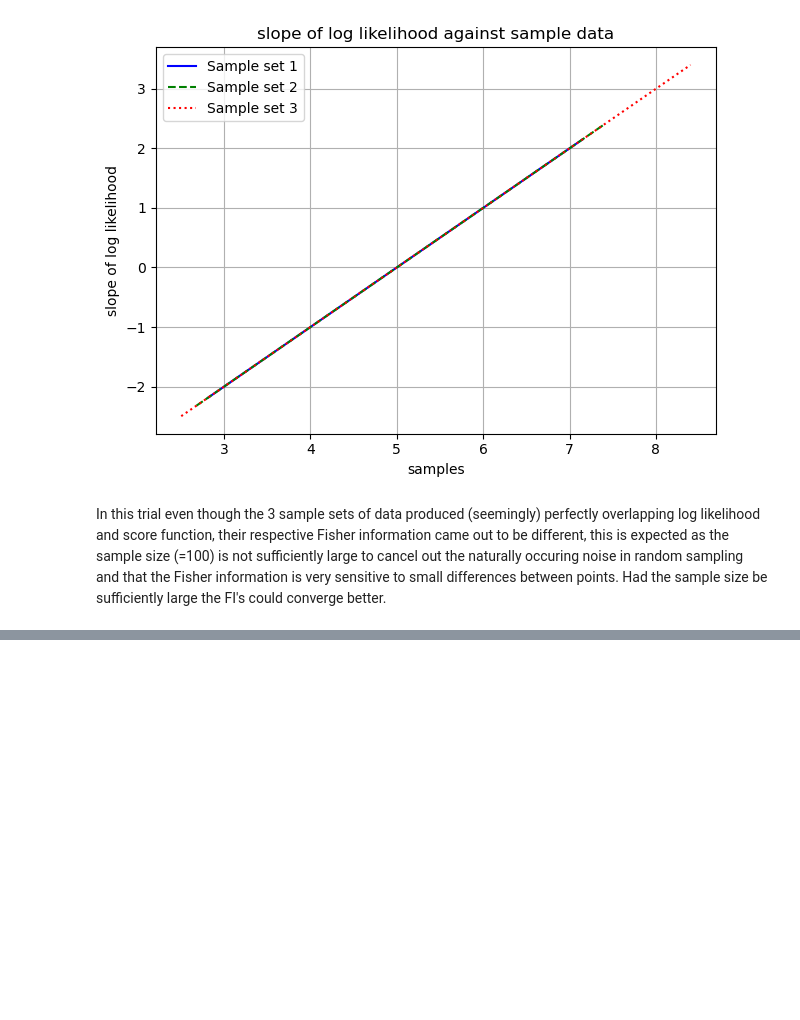
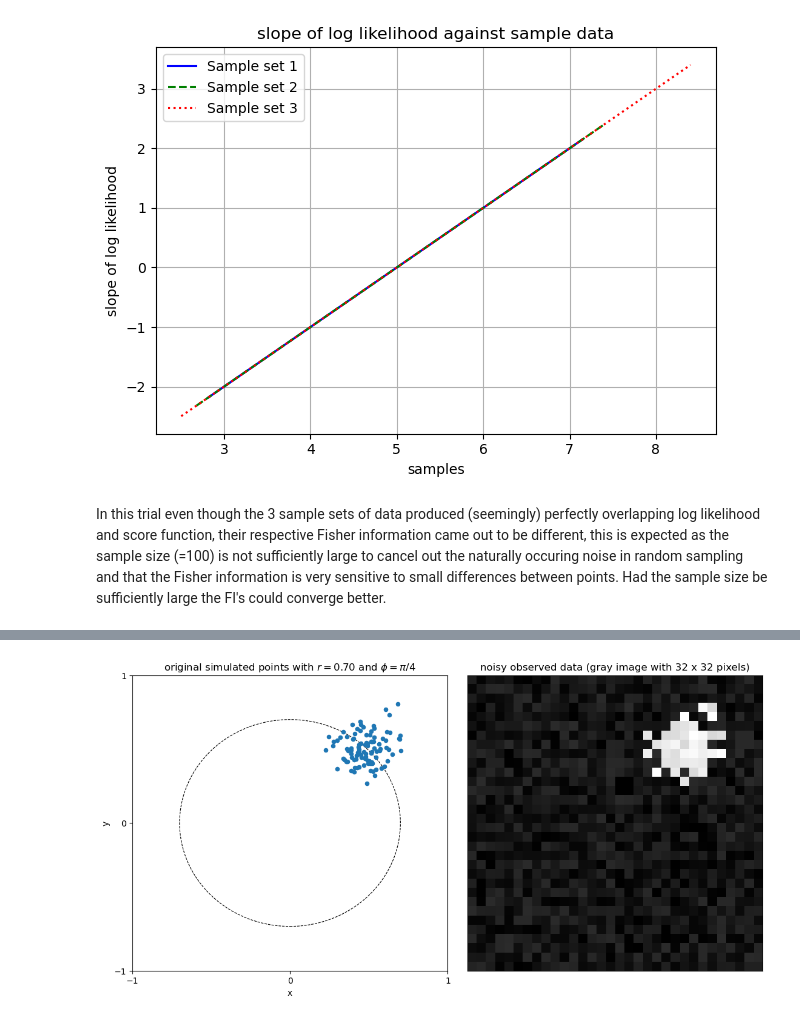
Before and after one commit to james-alvey-42/sbi-features, a Jupyter notebook: notebooks/2025-07-09-wk2-SBI-lib.ipynb, the cells around one changed output, grey strips where cells are left out. Drawn from its saved outputs; the diff is of its cells as text; code cells hidden in the pictures; blank space fills up the shorter version.

Commit message:
added some explorations of embedding networks

```diff
--- a/notebooks/2025-07-09-wk2-SBI-lib.ipynb
+++ b/notebooks/2025-07-09-wk2-SBI-lib.ipynb
@@ -235,0 +238,79 @@ better convergence seen with large sample sizes!
+# %%
+# example of using embedding_net (CNN here) to learn summary statistics from simulation outputs (with NPE or NRE)
+# compare with previous NPE inference, the simulated data in the embedding network example passes through the embedding_net
+# before being used to train NPE
+
+import matplotlib.pyplot as plt
+import torch
+import torch.nn as nn
+import torch.nn.functional as F
+
+from sbi import analysis, utils
+from sbi.inference import SNPE, simulate_for_sbi
+from sbi.utils.user_input_checks import (
+    check_sbi_inputs,
+    process_prior,
+    process_simulator,
+)
+
+seed = 0
+torch.manual_seed(seed)
+
+#define the simulator model for data simulation
+def simulator(parameter, return_points=False):
+    # 2D parameter, generate (rcos(phi), rsin(phi)) + Gaussian noise
+    # then generate a 32x32 greyscale image
+    r = parameter[0]
+    phi = parameter[1]
+    sd_points = 0.1
+    npoints = 100
+    points = []
+
+    for _ in range(npoints):
+        x = r * torch.cos(phi) + torch.randn(1) * sd_points
+        y = r * torch.sin(phi) + torch.randn(1) * sd_points
+        points.append([x,y])  #append the output coordinates then create a torch tensor for image creation
+    points = torch.as_tensor(points)
+
+    nx, ny = 32, 32   #image shape
+    sd_image = 0.2   #uniform noise between 0 and 0.2
+    im = torch.zeros(nx, ny)   #storing greyscale of each pixel, the 'observed data'
+    for point in points:
+        pi = int((point[0] - (-1)) / ((+1) - (-1)) * nx)
+        pj = int((point[1] - (-1)) / ((+1) - (-1)) * ny)  #rescale coordinates to betwee 0 and 1
+        if (pi < nx) and (pj < ny):  #prevents index out of bound
+            im[pi, pj] = 1  #mark pixel as 1 at the point's location
+
+    im = im + sd_image * torch.rand(nx, ny)  #add noise to the greyscale representation
+    im = im.T
+    im = im.reshape(1, -1)  #converts to flat vector (1, 1024)
+
+    if return_points:
+        return im, points
+    else:
+        return im
+
+#true parameters
+r, phi = 0.7, torch.pi/4
+true_parameter = torch.tensor([r, phi])
+x_obs, x_points = simulator(true_parameter, return_points=True)
+
+#plot
+fig, ax = plt.subplots(
+    facecolor="white", figsize=(11.15, 5.61), ncols=2, constrained_layout=True
+)
+circle = plt.Circle((0, 0), radius=r, color="k", ls="--", lw=0.8, fill=False)
+ax[0].add_artist(circle)
+ax[0].scatter(x_points[:, 0], x_points[:, 1], s=20)
+ax[0].set_xlabel("x")
+ax[0].set_ylabel("y")
+ax[0].set_xlim(-1, +1)
+ax[0].set_xticks([-1, 0.0, +1.0])
+ax[0].set_ylim(-1, +1)
+ax[0].set_yticks([-1, 0.0, +1.0])
+ax[0].set_title(r"original simulated points with $r = 0.70$ and $\phi = \pi/4$")
+ax[1].imshow(x_obs.view(32, 32), origin="lower", cmap="gray")
+ax[1].set_xticks([])
+ax[1].set_yticks([])
+ax[1].set_title("noisy observed data (gray image with 32 x 32 pixels)")
+# %% [output]
@@ -235,0 +318 @@ better convergence seen with large sample sizes!
+[figure, added]
```
Also changed, not shown: parts of 11 cells of this notebook.
